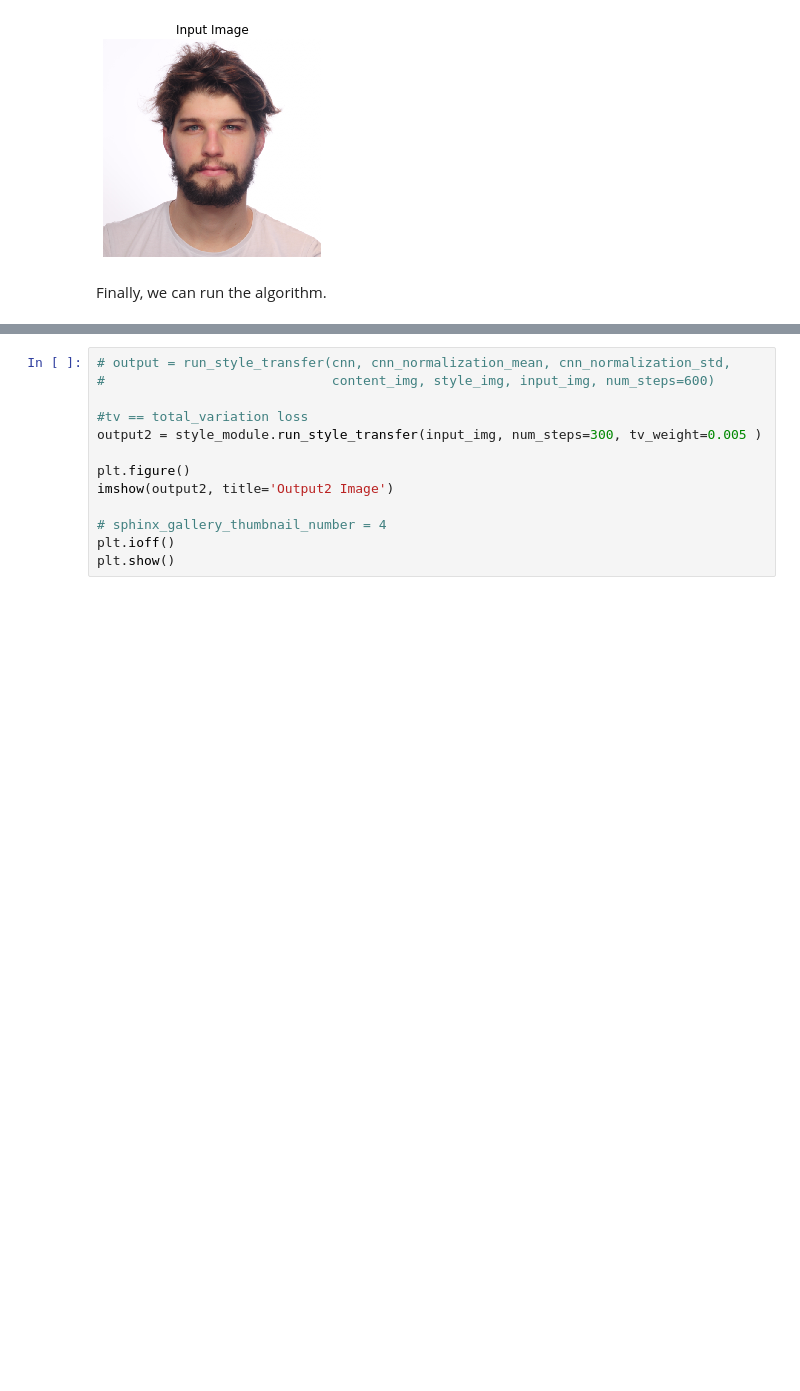
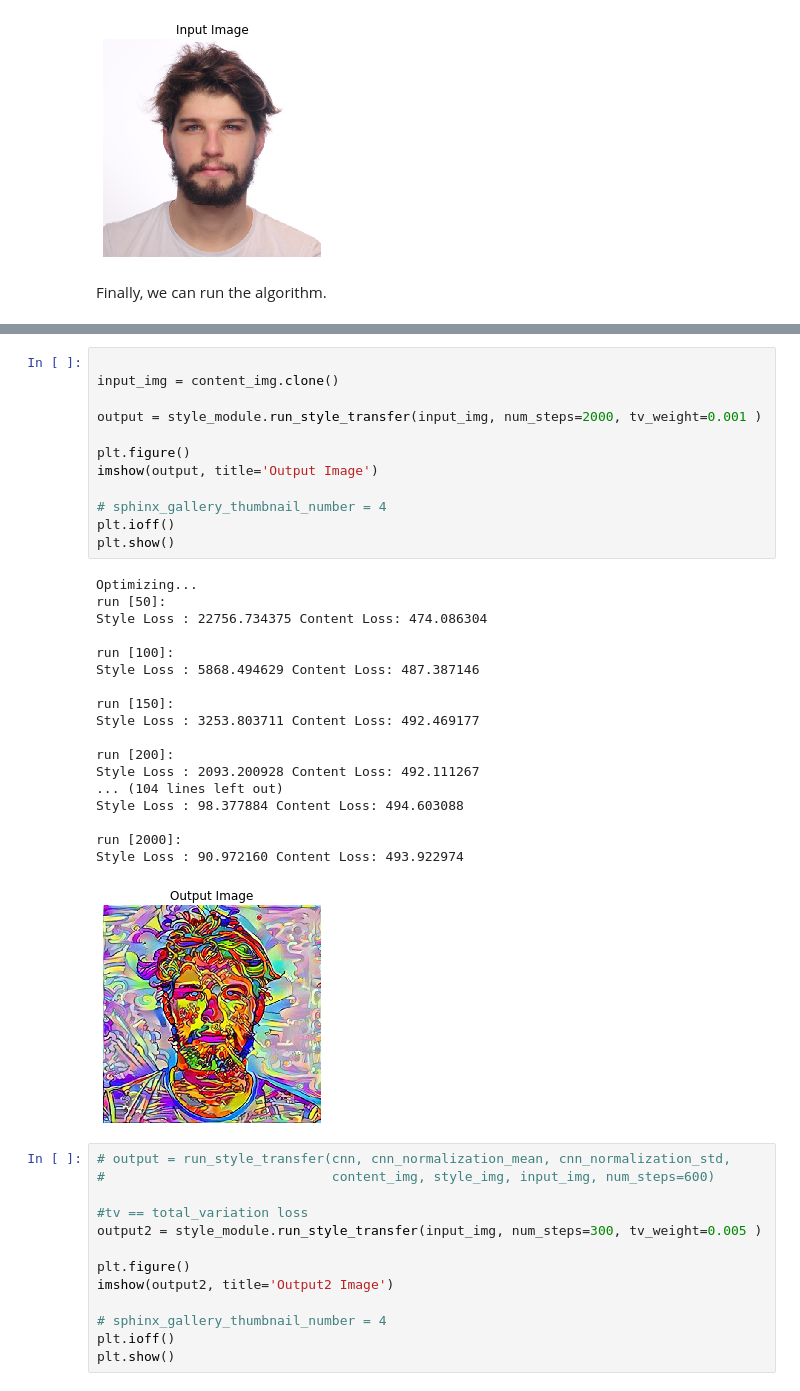
Before and after one commit to deepfx/netlens, a Jupyter notebook: nbs/playground/style_transfer_vgg.ipynb, the cells around one changed output, grey strips where cells are left out. Cells and saved outputs as stored; diff of their text form; blank space fills up the shorter version.

```diff
--- a/nbs/playground/style_transfer_vgg.ipynb
+++ b/nbs/playground/style_transfer_vgg.ipynb
@@ -181,3 +236,34 @@ Style Loss : 1303.809326 Content Loss: 494.704163
+# %%
+
+input_img = content_img.clone()
+
+output = style_module.run_style_transfer(input_img, num_steps=2000, tv_weight=0.001 )
+
+plt.figure()
+imshow(output, title='Output Image')
+
+# sphinx_gallery_thumbnail_number = 4
+plt.ioff()
+plt.show()
+# %% [output]
+Optimizing...
+run [50]:
+Style Loss : 22756.734375 Content Loss: 474.086304
+
+run [100]:
+Style Loss : 5868.494629 Content Loss: 487.387146
+
+run [150]:
+Style Loss : 3253.803711 Content Loss: 492.469177
+
+run [200]:
+Style Loss : 2093.200928 Content Loss: 492.111267
+... (104 lines left out)
+Style Loss : 98.377884 Content Loss: 494.603088
+
+run [2000]:
+Style Loss : 90.972160 Content Loss: 493.922974
+[figure, added]
 # %%
 # output = run_style_transfer(cnn, cnn_normalization_mean, cnn_normalization_std,
 #                             content_img, style_img, input_img, num_steps=600)
```
Also changed, not shown: parts of 8 cells of this notebook, 1 other file.
